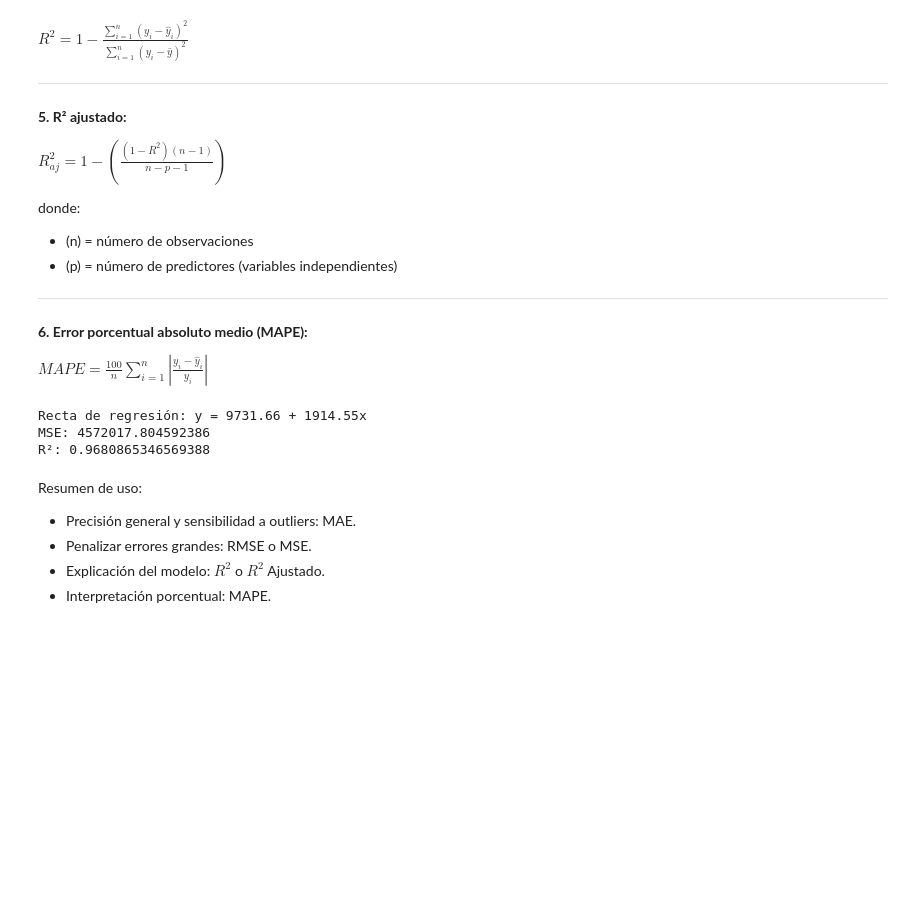
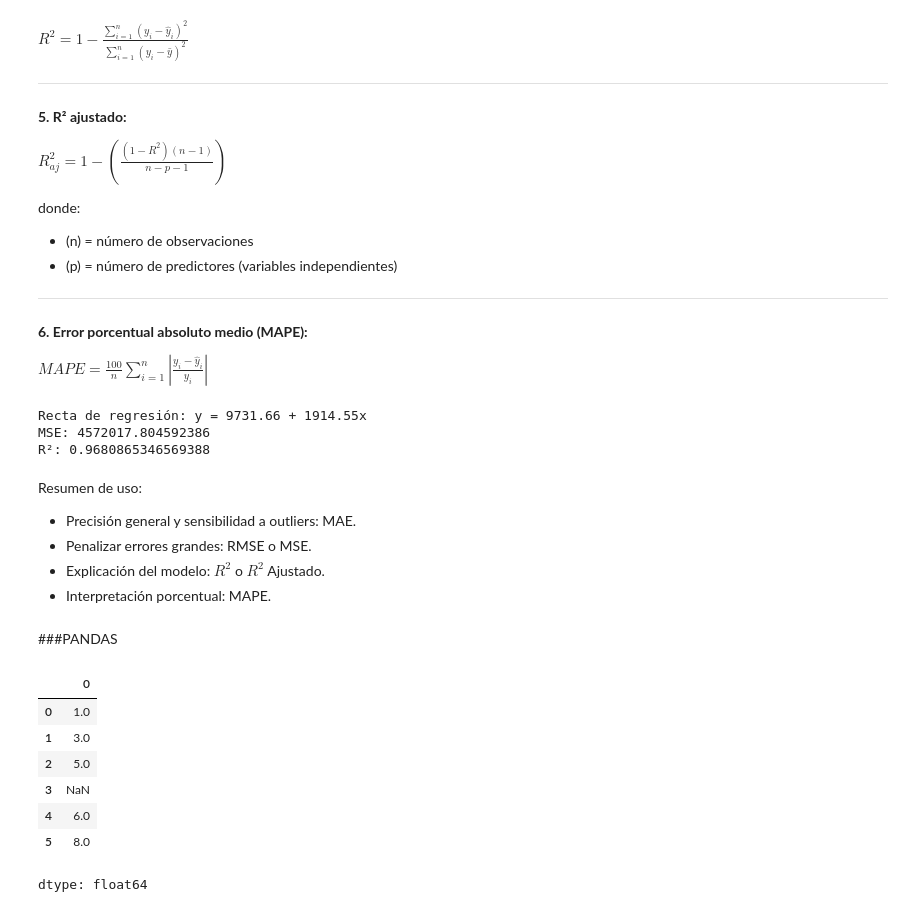
Before and after one commit to IvanRosP/mineria-de-datos, a Jupyter notebook: Mineria de datos.ipynb, the cells around one changed output. Saved outputs shown, nothing was run; the diff lists cells and outputs as text; code cells hidden in the pictures; blank space fills up the shorter version.

```diff
--- a/Mineria de datos.ipynb
+++ b/Mineria de datos.ipynb
@@ -869,3 +869,5 @@ Resumen de uso:
 * Penalizar errores grandes: RMSE o MSE.
 * Explicación del modelo: $R^{2}$ o $R^{2}$ Ajustado.
 * Interpretación porcentual: MAPE.
+# %% [markdown]
+###PANDAS
@@ -871,0 +877,13 @@ Resumen de uso:
+# %%
+#Una serie es un arreglo de una dimension que puede tener cualquier tipo de dato normal
+s = pd.Series([1, 3, 5, np.nan, 6, 8])
+s
+# %% [output]
+|  | 0 |
+| 0 | 1.0 |
+| 1 | 3.0 |
+| 2 | 5.0 |
+| 3 | NaN |
+| 4 | 6.0 |
+| 5 | 8.0 |
+dtype: float64
```
Also changed, not shown: parts of 9 cells of this notebook.
